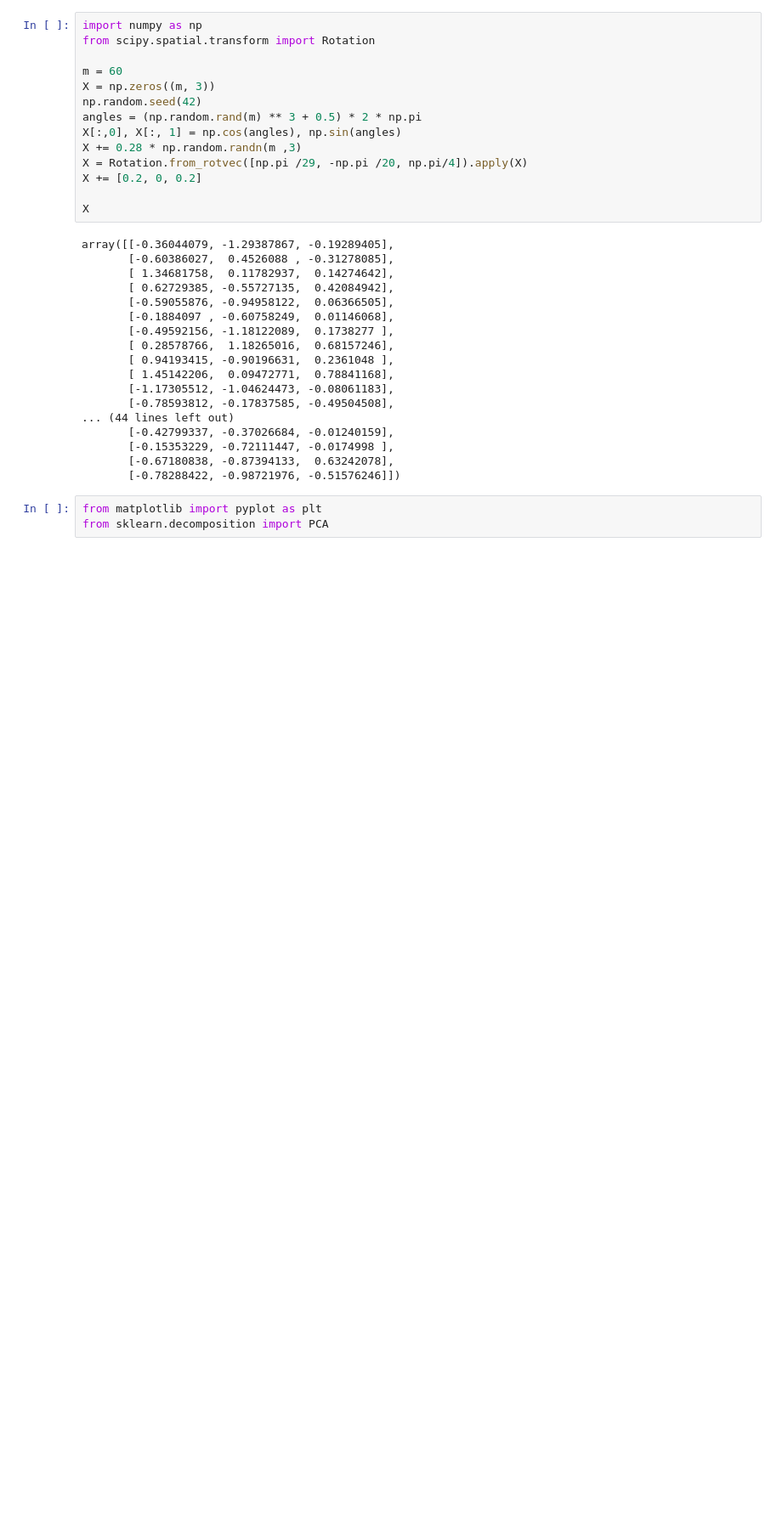
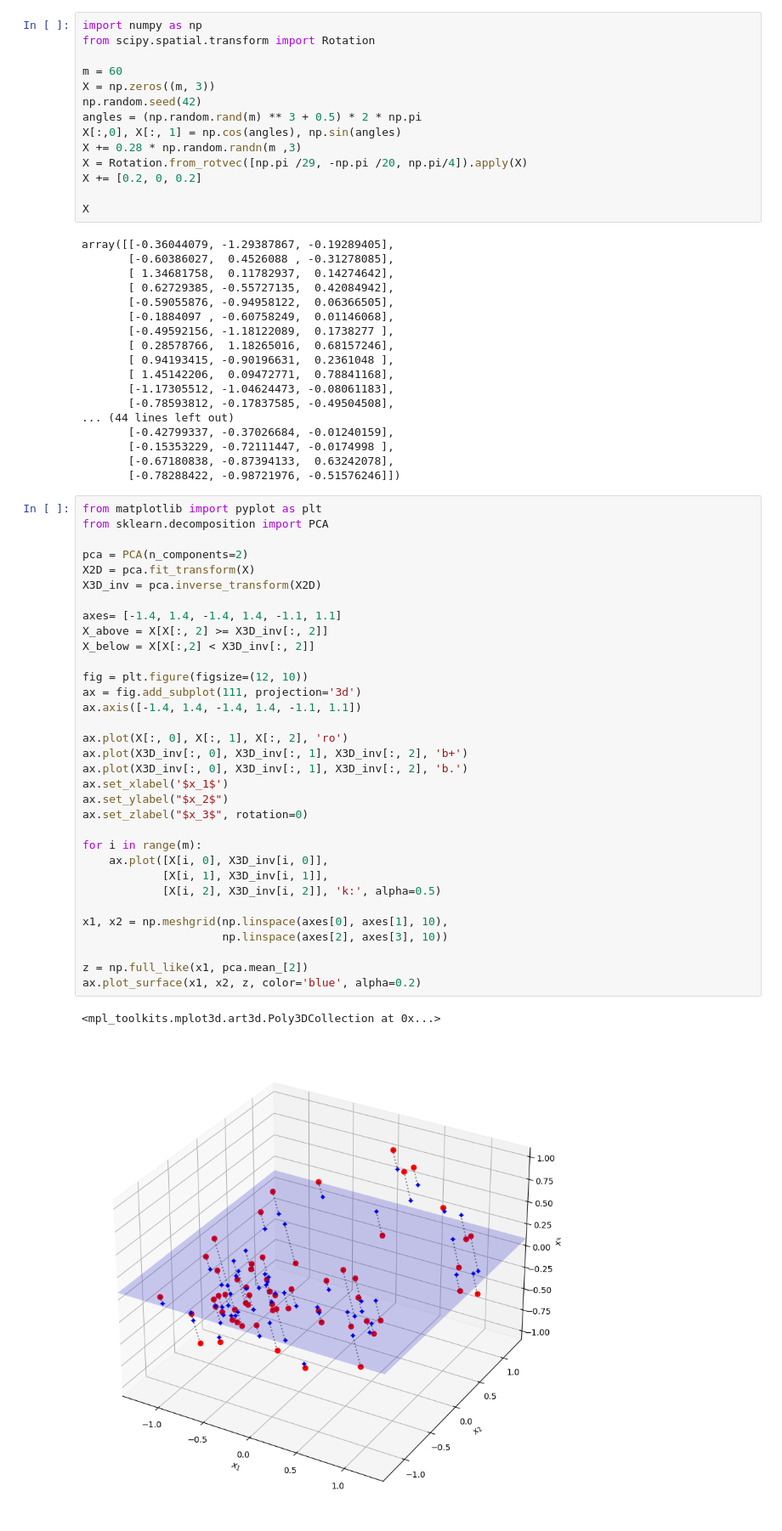
Before and after one commit to sunodmongia/PCA, a Jupyter notebook: dimensional_PCA.ipynb, the cells around one changed output. Shown at 85% size. Drawn from its saved outputs; the diff is of its cells as text; blank space fills up the shorter version.

Commit message:
Projection

```diff
--- a/dimensional_PCA.ipynb
+++ b/dimensional_PCA.ipynb
@@ -33,3 +33,36 @@ array([[-0.36044079, -1.29387867, -0.19289405],
 # %%
 from matplotlib import pyplot as plt
 from sklearn.decomposition import PCA
+
+pca = PCA(n_components=2)
+X2D = pca.fit_transform(X)
+X3D_inv = pca.inverse_transform(X2D)
+
+axes= [-1.4, 1.4, -1.4, 1.4, -1.1, 1.1]
+X_above = X[X[:, 2] >= X3D_inv[:, 2]]
+X_below = X[X[:,2] < X3D_inv[:, 2]]
+
+fig = plt.figure(figsize=(12, 10))
+ax = fig.add_subplot(111, projection='3d')
+ax.axis([-1.4, 1.4, -1.4, 1.4, -1.1, 1.1])
+
+ax.plot(X[:, 0], X[:, 1], X[:, 2], 'ro')
+ax.plot(X3D_inv[:, 0], X3D_inv[:, 1], X3D_inv[:, 2], 'b+')
+ax.plot(X3D_inv[:, 0], X3D_inv[:, 1], X3D_inv[:, 2], 'b.')
+ax.set_xlabel('$x_1$')
+ax.set_ylabel("$x_2$")
+ax.set_zlabel("$x_3$", rotation=0)
+
+for i in range(m):
+    ax.plot([X[i, 0], X3D_inv[i, 0]],
+            [X[i, 1], X3D_inv[i, 1]],
+            [X[i, 2], X3D_inv[i, 2]], 'k:', alpha=0.5)
+
+x1, x2 = np.meshgrid(np.linspace(axes[0], axes[1], 10),
+                     np.linspace(axes[2], axes[3], 10))
+
+z = np.full_like(x1, pca.mean_[2])
+ax.plot_surface(x1, x2, z, color='blue', alpha=0.2)
+# %% [output]
+<mpl_toolkits.mplot3d.art3d.Poly3DCollection at 0x...>
+[figure, added]
```
